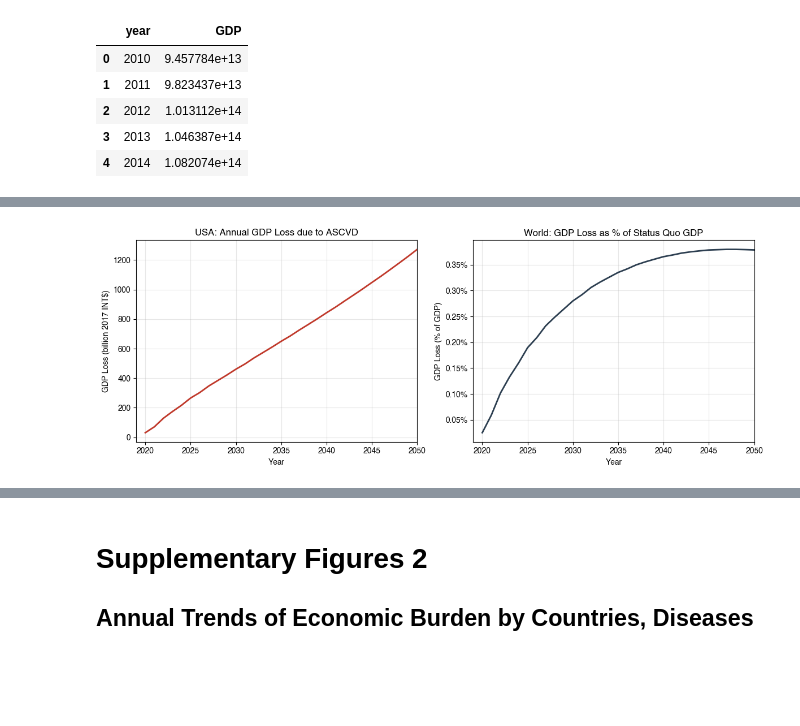
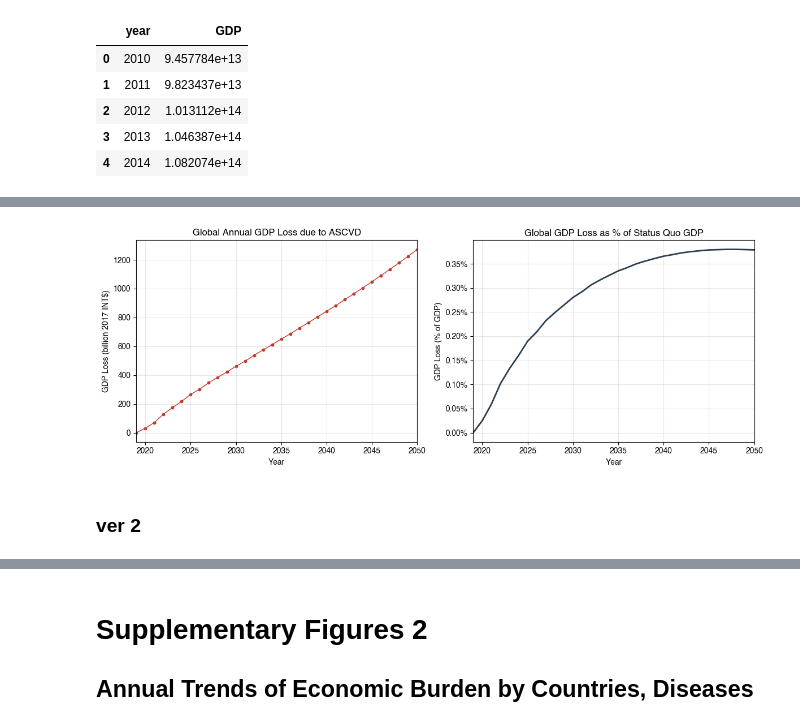
Before and after one commit to CenterforDigitalHealth/ASCVD-Economic-Burden, a Jupyter notebook: generate_figures-trend.ipynb, the cells around one changed output, grey strips where cells are left out. Saved outputs shown, nothing was run; the diff lists cells and outputs as text; code cells hidden in the pictures; blank space fills up the shorter version.

```diff
--- a/generate_figures-trend.ipynb
+++ b/generate_figures-trend.ipynb
@@ -4,7 +6,11 @@
 # %%
 import pandas as pd
 import numpy as np
-import plotly.graph_objects as go
+import matplotlib.pyplot as plt
+import matplotlib.ticker as mticker
+from matplotlib.ticker import FuncFormatter
+
+plt.rcParams["font.family"] = "Helvetica"
 # %%
 annual_agg = pd.read_csv('results/annual_imputation_aggregate_ALL.csv')
 print(annual_agg.head())
@@ -34,6 +46,7 @@ gdp_world.head()
 world_df = annual_agg[(annual_agg['aggregate_name']=='World')
                       & (annual_agg['disease']=='ASCVD')
                       & (annual_agg['scenario'] == 'val')].sort_values('year').reset_index(drop=True).copy()
+world_df = pd.concat([pd.DataFrame({'year': [2019], 'aggregate_name': 'World', 'disease': 'ASCVD', 'GDP_loss': [0]}), world_df], ignore_index=True)
 
 world_df['year'] = pd.to_numeric(world_df['year'], errors='coerce').astype('Int64')
 gdp_world['year'] = pd.to_numeric(gdp_world['year'], errors='coerce').astype('Int64')
@@ -64,27 +77,20 @@ world
 # %%
-import matplotlib.pyplot as plt
-import matplotlib.ticker as mticker
-from matplotlib.ticker import FuncFormatter
-
-plt.rcParams["font.family"] = "sans-serif"
-plt.rcParams["font.sans-serif"] = ["Helvetica", "Arial", "DejaVu Sans"]
-
 years = world['year'].values
 sq = world['GDP_SQ'].values / 1e9
 cf = world['GDP_CF'].values / 1e9
-bd = world['GDP_loss'].values * 100 / 1e9
+
+# bd = world['GDP_loss'].values * 100 / 1e9
 loss_pct = (world['GDP_loss'].values / world['GDP_SQ'].values) * 100
 
 fig, (ax1, ax2) = plt.subplots(2, 1, figsize=(7, 6), gridspec_kw={'height_ratios': [3, 1]}, sharex=True)
 
 ax1.plot(years, sq, color='#2c3e50', linewidth=1.5, label='Status quo scenario')
 ax1.plot(years, cf, color='#c0392b', linewidth=1.5, label='Counterfactual scenario')
-ax1.plot(years, bd, color='#f1bf4f', linewidth=1.5, label='GDP Loss')
+# ax1.plot(years, bd, color='#f1bf4f', linewidth=1.5, label='GDP Loss')
 ax1.fill_between(years, sq, cf, alpha=0.3, color='#c0392b', label='GDP Loss')
-ax1.set_ylabel('GDP (bilions of 2017 INT$)')
-ax1.set_ylim(bottom=bd.min() * 0.98)
-# ax1.set_ylim([3.1, 3.2])
-ax1.yaxis.set_major_formatter(FuncFormatter(lambda x, pos: f'{x:.1f}'))
+ax1.set_ylabel('GDP (billions of 2017 INT$)')
+# ax1.set_ylim(bottom=sq.min() * 0.98)
+ax1.yaxis.set_major_formatter(FuncFormatter(lambda x, pos: f'{x/1e3:.1f}K'))
 ax1.legend(loc='upper left')
 ax1.grid(alpha=0.3)
 
@@ -106,32 +112,30 @@ plt.show()
 # %%
-import matplotlib.pyplot as plt
-
-import matplotlib.pyplot as plt
-import matplotlib.ticker as mticker
-
 fig, axes = plt.subplots(1, 2, figsize=(12, 4.5))
 
 years = world['year'].values
 
 loss_billion = world['GDP_loss'].values / 1e9
-axes[0].plot(years, loss_billion, color='#c0392b', linewidth=2)
+axes[0].plot(years, loss_billion, color='#c0392b', linewidth=1)
+axes[0].scatter(years, loss_billion, color='#c0392b', s=10)
 axes[0].set_xlabel('Year')
 axes[0].set_ylabel('GDP Loss (billion 2017 INT$)')
-axes[0].set_title('USA: Annual GDP Loss due to ASCVD')
+axes[0].set_title('Global Annual GDP Loss due to ASCVD')
 axes[0].set_xlim(2019, 2050)
 axes[0].grid(alpha=0.3)
 
 loss_pct = (world['GDP_loss'].values / world['GDP_SQ'].values) * 100
 axes[1].plot(years, loss_pct, color='#2c3e50', linewidth=2)
 axes[1].set_xlabel('Year')
 axes[1].set_ylabel('GDP Loss (% of GDP)')
-axes[1].set_title('World: GDP Loss as % of Status Quo GDP')
+axes[1].set_title('Global GDP Loss as % of Status Quo GDP')
 axes[1].set_xlim(2019, 2050)
 axes[1].grid(alpha=0.3)
 axes[1].yaxis.set_major_formatter(mticker.FormatStrFormatter('%.2f%%'))
 
 plt.tight_layout()
 # plt.savefig('tables/usa_gdp_loss_detail.png', dpi=300, bbox_inches='tight')
 plt.show()
 # %% [output]
-[figure, old version]
+[figure, new version]
+# %% [markdown]
+### ver 2
```
Also changed, not shown: parts of 7 cells of this notebook.
